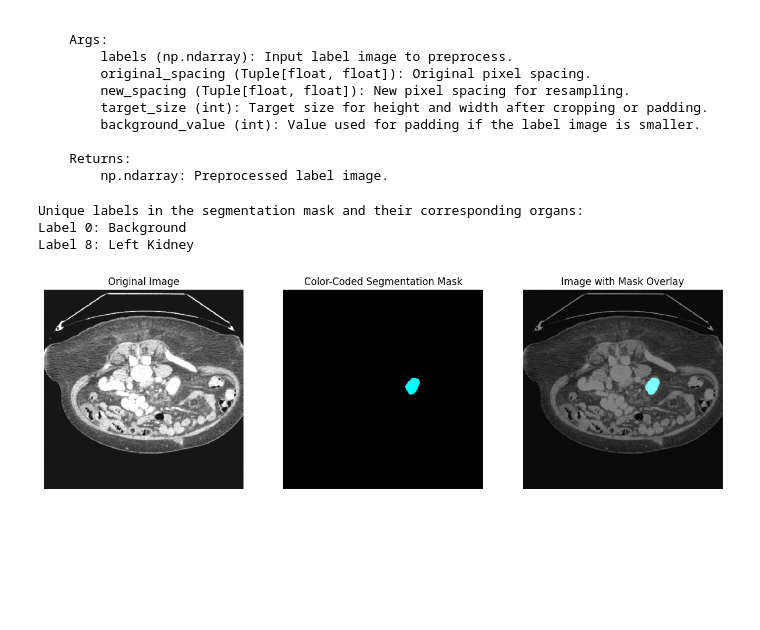
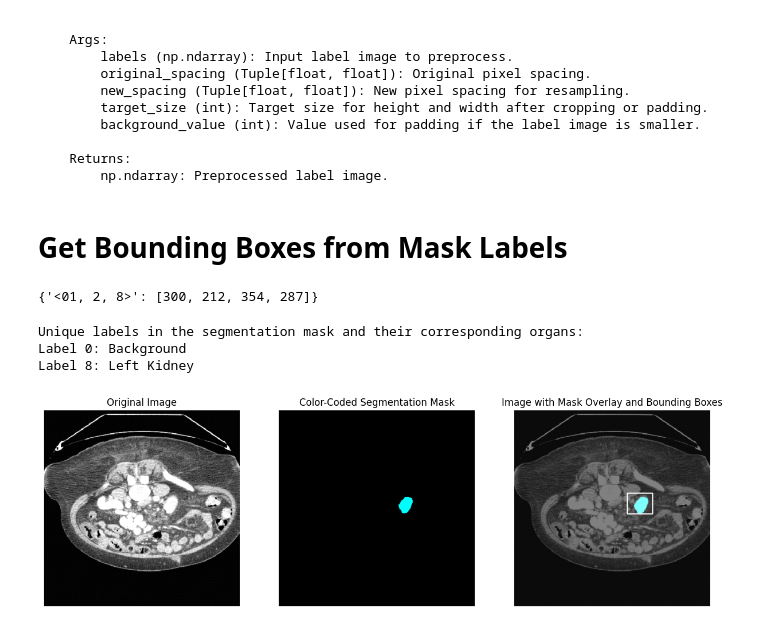
Before and after one commit to Samthesimpsons/CS701-Group-09-Project, a Jupyter notebook: notebooks/preprocessing.ipynb, the cells around one changed output. Cells and saved outputs as stored; diff of their text form; code cells hidden in the pictures; blank space fills up the shorter version.

```diff
--- a/notebooks/preprocessing.ipynb
+++ b/notebooks/preprocessing.ipynb
@@ -18,6 +19,5 @@ from src.data_processing.preprocessing import (
 # %% [markdown]
 # Visualization of Original Data
 # %%
-visualize_segmentation_from_image_paths(
-    "data/train_images/01/2.png", "data/train_labels/01/2.png"
-)
+image = cv2.imread("data/train_images/01/2.png", cv2.IMREAD_GRAYSCALE)
+mask = cv2.imread("data/train_labels/01/2.png", cv2.IMREAD_GRAYSCALE)
@@ -76,10 +73,16 @@ new_image = apply_preprocessing_to_input_image(
 new_mask = apply_preprocessing_to_label_mask(
     mask, (0.9765620231628418, 0.9765620231628418)
 )
+# %% [markdown]
+# Get Bounding Boxes from Mask Labels
+# %%
+get_bounding_boxes(new_mask, "01", 2)
+# %% [output]
+{'<01, 2, 8>': [300, 212, 354, 287]}
 # %%
-visualize_segmentation_from_numpy_arrays(new_image, new_mask)
+visualize_segmentation_from_numpy_arrays(new_image, new_mask, [[295, 216, 361, 270]])
 # %% [output]
 Unique labels in the segmentation mask and their corresponding organs:
 Label 0: Background
 Label 8: Left Kidney
-[figure, old version]
+[figure, new version]
```
Also changed, not shown: parts of 5 cells of this notebook, 4 other files.
